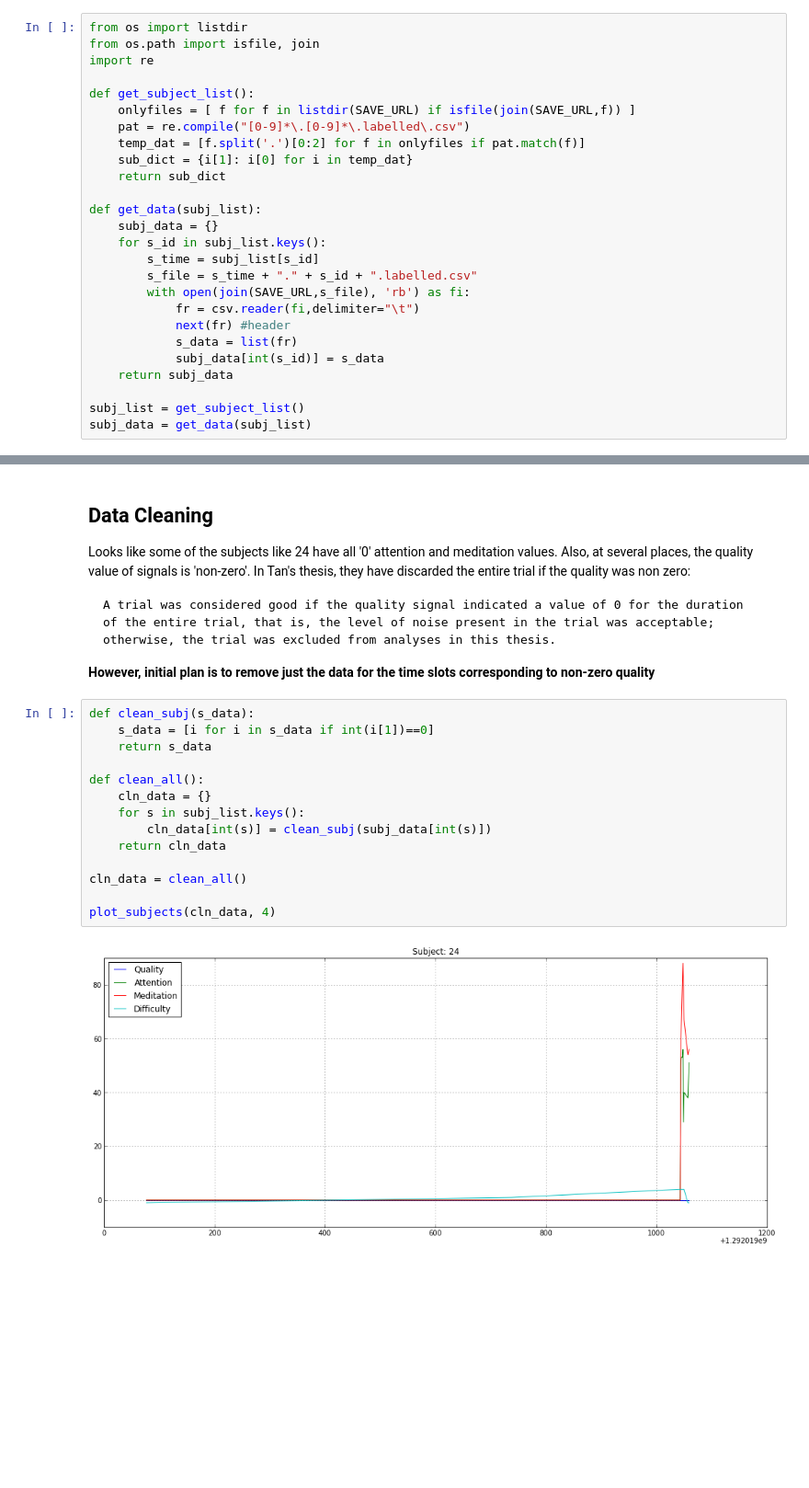
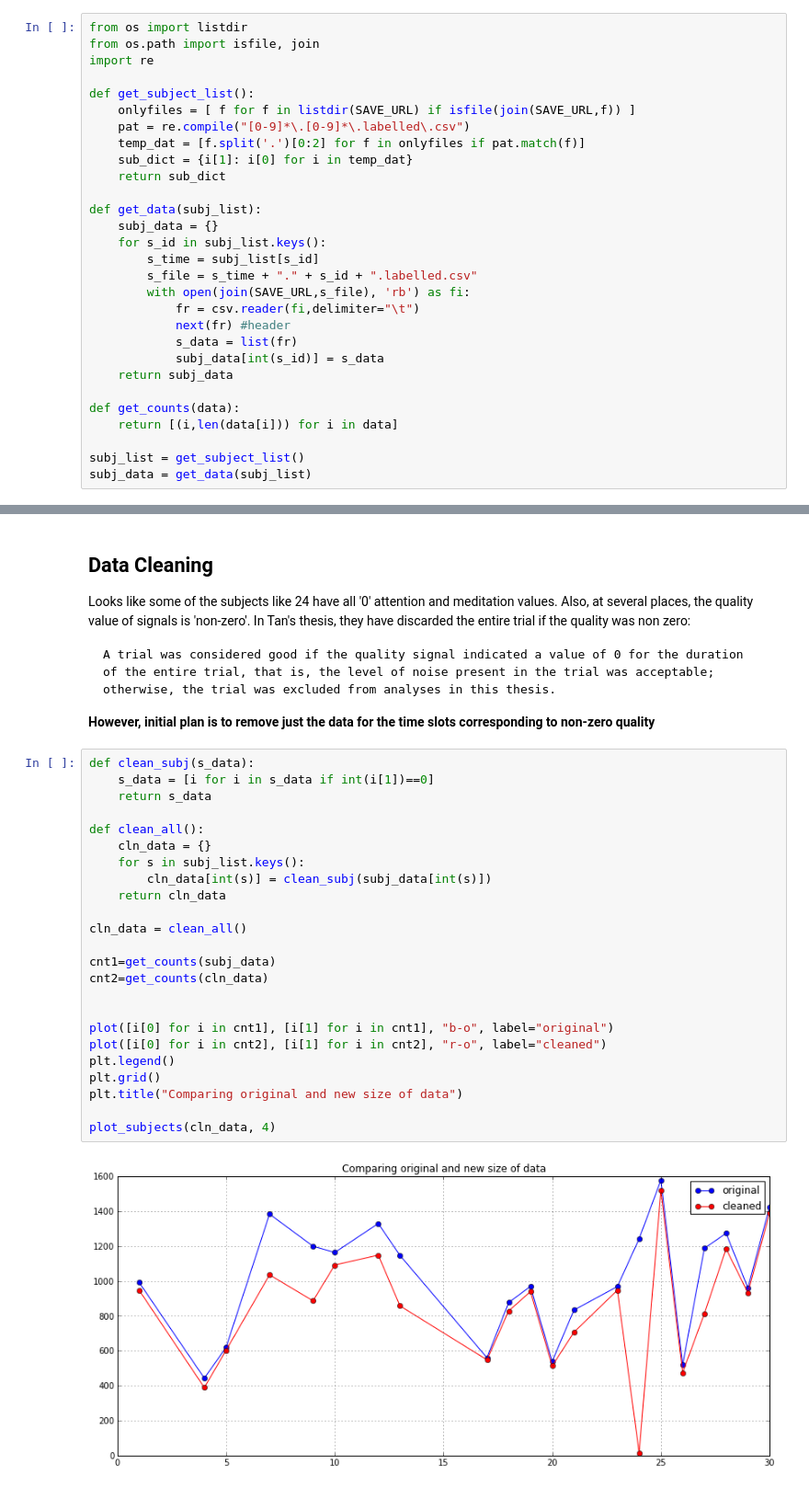
Before and after one commit to sagarjauhari/BCIpy, a Jupyter notebook: eeg_feature_extraction.ipynb, the cells around one changed output, grey strips where cells are left out. Shown at 92% size. Saved outputs shown, nothing was run; the diff lists cells and outputs as text; blank space fills up the shorter version.

Commit message:
added plots comparing sizes

```diff
--- a/eeg_feature_extraction.ipynb
+++ b/eeg_feature_extraction.ipynb
@@ -135,6 +135,9 @@ def get_data(subj_list):
             subj_data[int(s_id)] = s_data
     return subj_data
 
+def get_counts(data):
+    return [(i,len(data[i])) for i in data]
+
 subj_list = get_subject_list()
 subj_data = get_data(subj_list)
 # %%
@@ -186,16 +189,26 @@ A trial was considered good if the quality signal indicated a value of 0 for the
 # %%
 def clean_subj(s_data):
     s_data = [i for i in s_data if int(i[1])==0]
     return s_data
 
 def clean_all():
     cln_data = {}
     for s in subj_list.keys():
         cln_data[int(s)] = clean_subj(subj_data[int(s)])
     return cln_data
 
 cln_data = clean_all()
 
+cnt1=get_counts(subj_data)
+cnt2=get_counts(cln_data)
+
+
+plot([i[0] for i in cnt1], [i[1] for i in cnt1], "b-o", label="original")
+plot([i[0] for i in cnt2], [i[1] for i in cnt2], "r-o", label="cleaned")
+plt.legend()
+plt.grid()
+plt.title("Comparing original and new size of data")
+
 plot_subjects(cln_data, 4)
 # %% [output]
-[figure, old version]
+[figure, new version]
```
Also changed, not shown: parts of 1 cell of this notebook.
